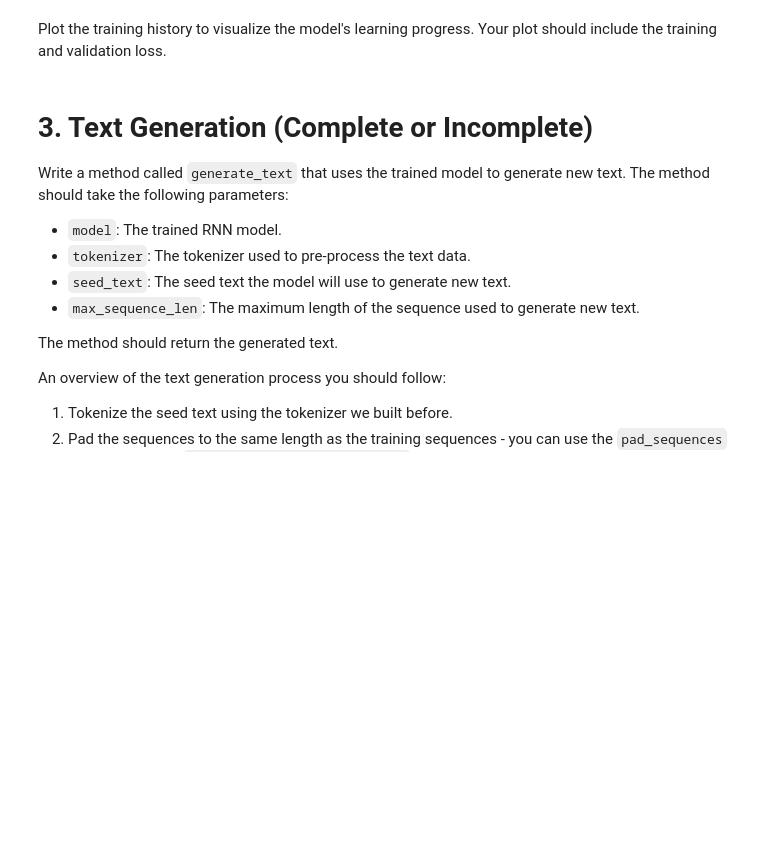
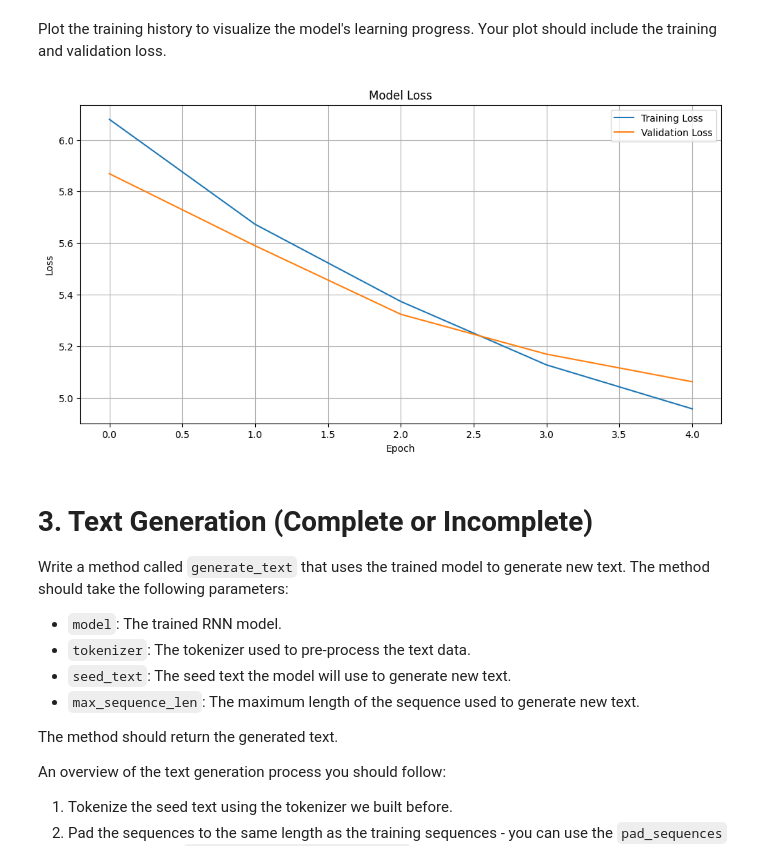
Before and after one commit to zekiyerdem/deep_learning, a Jupyter notebook: 02_activities/assignments/assignment_2.ipynb, the cells around one changed output. Drawn from its saved outputs; the diff is of its cells as text; code cells hidden in the pictures; blank space fills up the shorter version.

```diff
--- a/02_activities/assignments/assignment_2.ipynb
+++ b/02_activities/assignments/assignment_2.ipynb
@@ -99,7 +102,7 @@ from tensorflow.keras.preprocessing.text import Tokenizer
 
 # Your code here
 # Parameters for the tokenizer
-VOCAB_SIZE = 5000  # Adjust vocabulary size as per text complexity and model requirements
+VOCAB_SIZE = 2000  # Adjust vocabulary size as per text complexity and model requirements
 OOV_TOKEN = "<OOV>"  # Token for out-of-vocabulary words
 
 # Convert text to lowercase
@@ -163,7 +155,7 @@ Now that the text has been tokenized, we need to create sequences the model can
 import numpy as np
 
 # Generate the training sequences
-SEQ_LENGTH = 50  # Choose an appropriate sequence length
+SEQ_LENGTH = 40  # Choose an appropriate sequence length
 
 # Convert text to sequences using tokenizer (assuming tokenizer and text are defined)
 text_sequences = tokenizer.texts_to_sequences([text])[0]
@@ -254,20 +244,15 @@ Define the architecture of your RNN model. You can design it however you like, b
 *   A dense layer with a softmax activation function. This layer will output a probability distribution over the vocabulary, so that the model can make predictions about the next token.
 # %%
 from keras.models import Sequential
-from keras.layers import Embedding, LSTM, Dense
+from keras.layers import Embedding, LSTM, Dense, GlobalAveragePooling1D
 
 embedding_dim = 128
-model = Sequential()
 
-# Embedding Layer
-model.add(Embedding(input_dim=VOCAB_SIZE, output_dim=embedding_dim, input_length=SEQ_LENGTH))
-
-# Recurrent Layer
-model.add(LSTM(units=100, return_sequences=False))
-
-# Output Layer
-model.add(Dense(units=VOCAB_SIZE, activation='softmax'))  # Softmax for probability distribution
-
+model = Sequential([
+    Embedding(VOCAB_SIZE, embedding_dim, input_length=SEQ_LENGTH, trainable=True), # Just like we've seen in previous labs
+    LSTM(100),
+    Dense(VOCAB_SIZE, activation='softmax') # This layer outputs a probability distribution over the 5 classes
+])
 # Model Summary
 if len(model.layers) > 0:
     model.summary()
@@ -312,7 +297,7 @@ This is a straightforward and interpretable metric for classification tasks.
 # Compile the model
 model.compile(
     optimizer='adam',  # Adaptive optimizer with a default learning rate
-    loss='sparse_categorical_crossentropy',  # Suitable for integer-encoded targets
+    loss='categorical_crossentropy',  # Suitable for integer-encoded targets
     metrics=['accuracy']  # Track accuracy for model evaluation
 )
 # %% [markdown]
@@ -347,7 +341,19 @@ Plot the training history to visualize the model's learning progress. Your plot
 # %%
 import matplotlib.pyplot as plt
 
+
 # Your code here
+plt.figure(figsize=(12, 6))
+plt.plot(history.history['loss'], label='Training Loss')
+plt.plot(history.history['val_loss'], label='Validation Loss')
+plt.title('Model Loss')
+plt.xlabel('Epoch')
+plt.ylabel('Loss')
+plt.legend(loc='upper right')
+plt.grid(True)
+plt.show()
+# %% [output]
+[figure, added]
 # %% [markdown]
 # 3. Text Generation (Complete or Incomplete)
 
```
Also changed, not shown: parts of 27 cells of this notebook.
